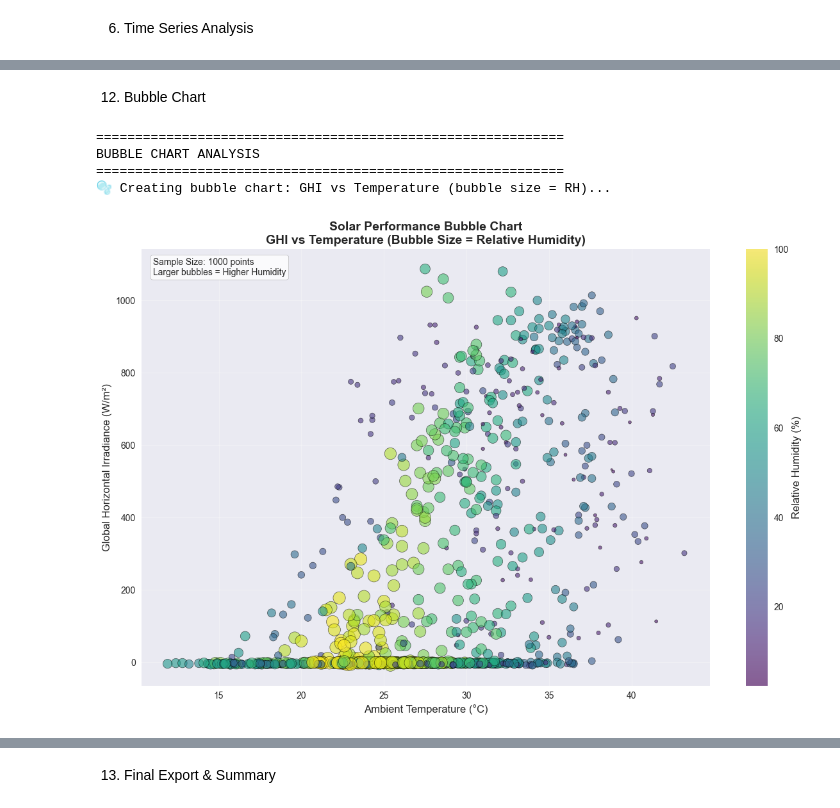
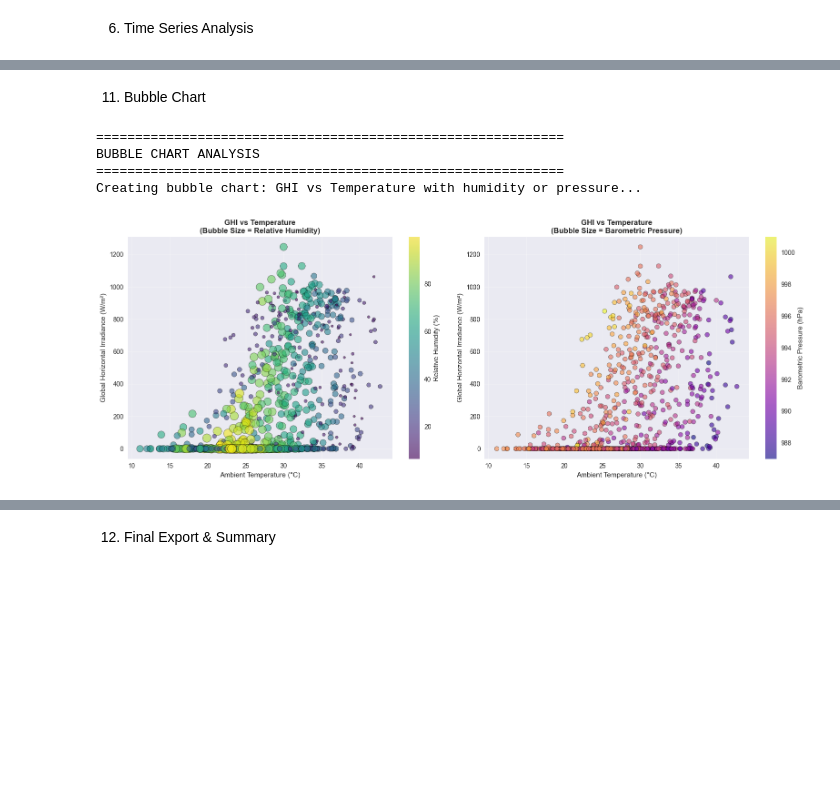
Before and after one commit to TsegayIS122123/solar-challenge-week0, a Jupyter notebook: notebooks/benin_eda.ipynb, the cells around one changed output, grey strips where cells are left out. Saved outputs shown, nothing was run; the diff lists cells and outputs as text; code cells hidden in the pictures; blank space fills up the shorter version.

```diff
--- a/notebooks/benin_eda.ipynb
+++ b/notebooks/benin_eda.ipynb
@@ -672,57 +818,64 @@ TEMPERATURE ANALYSIS
 # %% [markdown]
-12) Bubble Chart
+11) Bubble Chart
 # %%
 print("="*60)
 print("BUBBLE CHART ANALYSIS")
 print("="*60)
 
-print("🫧 Creating bubble chart: GHI vs Temperature (bubble size = RH)...")
+print("Creating bubble chart: GHI vs Temperature with humidity or pressure...")
 
-if all(col in df_clean.columns for col in ['GHI', 'Tamb', 'RH']):
-    # Sample data for better visualization (every 10th point)
+if all(col in df_clean.columns for col in ['GHI', 'Tamb', 'RH', 'BP']):
+    # Sample data for better visualization
     sample_size = min(1000, len(df_clean))
     sample_df = df_clean.sample(n=sample_size, random_state=42) if len(df_clean) > 1000 else df_clean
 
-    plt.figure(figsize=(12, 8))
-    scatter = plt.scatter(sample_df['Tamb'], sample_df['GHI'],
-                         s=sample_df['RH']*2,  # Scale bubble size
-                         c=sample_df['RH'],     # Color by RH
-                         cmap='viridis',
-                         alpha=0.6,
-                         edgecolors='black',
-                         linewidth=0.5)
+    # Create two subplots to show both options
+    fig, (ax1, ax2) = plt.subplots(1, 2, figsize=(16, 6))
 
-    plt.xlabel('Ambient Temperature (°C)', fontsize=12)
-    plt.ylabel('Global Horizontal Irradiance (W/m²)', fontsize=12)
-    plt.title('Solar Performance Bubble Chart\nGHI vs Temperature (Bubble Size = Relative Humidity)',
-              fontsize=14, fontweight='bold')
+    # OPTION 1: Bubble size = RH (as per instruction)
+    scatter1 = ax1.scatter(sample_df['Tamb'], sample_df['GHI'],
+                          s=sample_df['RH']*2,  # Bubble size = RH
+                          c=sample_df['RH'],     # Color also by RH
+                          cmap='viridis',
+                          alpha=0.6,
+                          edgecolors='black',
+                          linewidth=0.5)
 
-    # Add colorbar
-    cbar = plt.colorbar(scatter)
-    cbar.set_label('Relative Humidity (%)', fontsize=12)
+    ax1.set_xlabel('Ambient Temperature (°C)')
+    ax1.set_ylabel('Global Horizontal Irradiance (W/m²)')
+    ax1.set_title('GHI vs Temperature\n(Bubble Size = Relative Humidity)', fontweight='bold')
+    ax1.grid(True, alpha=0.3)
+    plt.colorbar(scatter1, ax=ax1, label='Relative Humidity (%)')
 
-    # Add grid
-    plt.grid(True, alpha=0.3)
+    # OPTION 2: Bubble size = BP (alternative per instruction)
+    scatter2 = ax2.scatter(sample_df['Tamb'], sample_df['GHI'],
+                          s=sample_df['BP']/20,  # Bubble size = BP (scaled)
+                          c=sample_df['BP'],      # Color by BP
+                          cmap='plasma',
+                          alpha=0.6,
+                          edgecolors='black',
+                          linewidth=0.5)
 
-    # Add statistics annotation
-    plt.annotate(f'Sample Size: {len(sample_df)} points\nLarger bubbles = Higher Humidity',
-                xy=(0.02, 0.98), xycoords='axes fraction',
-                bbox=dict(boxstyle="round,pad=0.3", fc="white", ec="gray", alpha=0.8),
-                verticalalignment='top', fontsize=10)
+    ax2.set_xlabel('Ambient Temperature (°C)')
+    ax2.set_ylabel('Global Horizontal Irradiance (W/m²)')
+    ax2.set_title('GHI vs Temperature\n(Bubble Size = Barometric Pressure)', fontweight='bold')
+    ax2.grid(True, alpha=0.3)
+    plt.colorbar(scatter2, ax=ax2, label='Barometric Pressure (hPa)')
 
     plt.tight_layout()
     plt.show()
 
-    print("✅ Bubble chart created successfully!")
-    print("💡 Interpretation:")
-    print("   - Larger bubbles indicate higher humidity conditions")
-    print("   - Color intensity also represents humidity levels")
-    print("   - Patterns show relationship between temperature, solar radiation, and humidity")
+    print("Bubble charts created successfully!")
+    print("Interpretation:")
+    print("  Left Chart: Larger bubbles = Higher Humidity")
+    print("  Right Chart: Larger bubbles = Higher Pressure")
+    print("  Both show temperature-radiation relationships with environmental context")
+
 else:
-    print("⚠️ Required columns (GHI, Tamb, RH) not available for bubble chart")
+    print("Required columns (GHI, Tamb, RH, BP) not available for bubble chart analysis")
 # %% [output]
 ============================================================
 BUBBLE CHART ANALYSIS
 ============================================================
-🫧 Creating bubble chart: GHI vs Temperature (bubble size = RH)...
+Creating bubble chart: GHI vs Temperature with humidity or pressure...
-[figure, old version]
+[figure, new version]
@@ -734,2 +887,2 @@ BUBBLE CHART ANALYSIS
 # %% [markdown]
-13) Final Export & Summary
+12) Final Export & Summary
```
Also changed, not shown: parts of 13 cells of this notebook.
